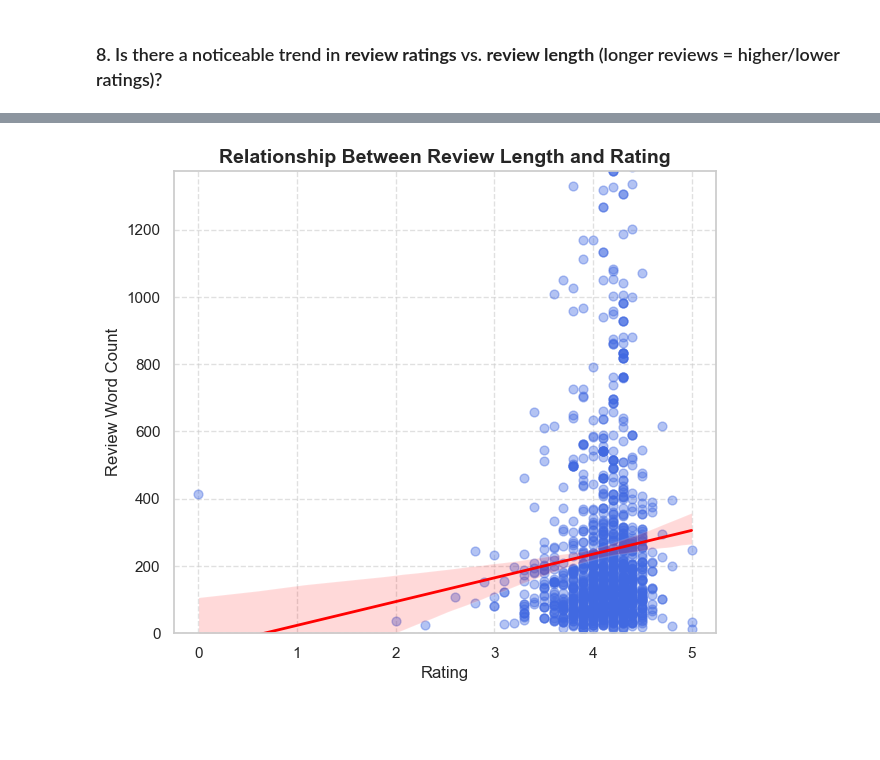
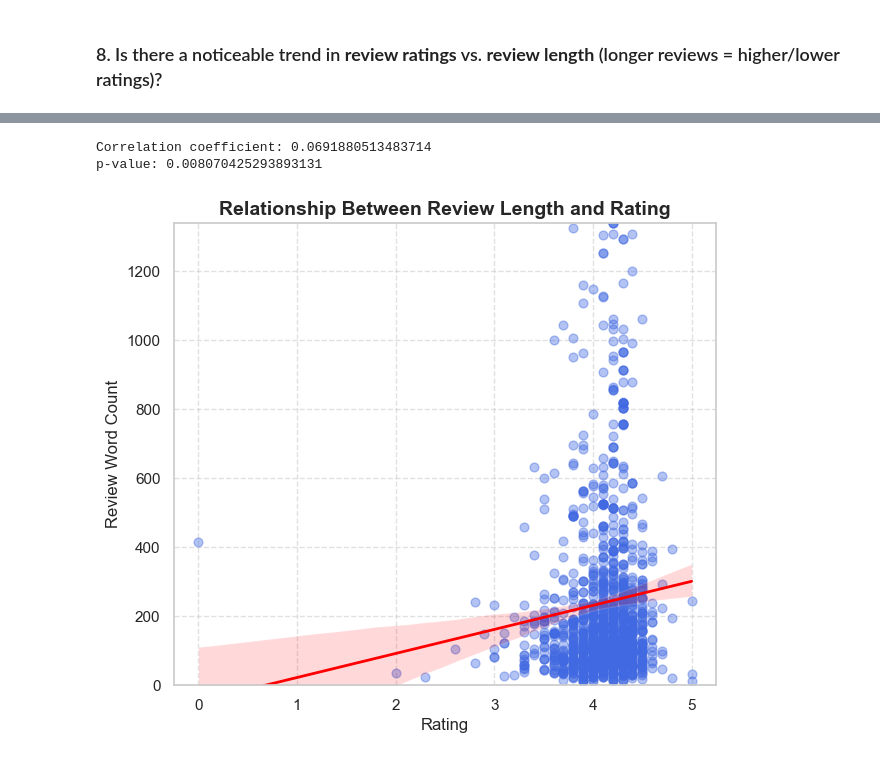
Before and after one commit to Mina-Makram-001/3_Amazon_Sales_Analysis_Project, a Jupyter notebook: 1_Product_&_Price_Insights/3_Customer_Review_Analysis.ipynb, the cells around one changed output, grey strips where cells are left out. Cells and saved outputs as stored; diff of their text form; code cells hidden in the pictures; blank space fills up the shorter version.

```diff
--- a/1_Product_&_Price_Insights/3_Customer_Review_Analysis.ipynb
+++ b/1_Product_&_Price_Insights/3_Customer_Review_Analysis.ipynb
@@ -387,15 +375,12 @@ plt.show()
 [figure]
 # %% [markdown]
 ### 8. Is there a noticeable trend in **review ratings** vs. **review length** (longer reviews = higher/lower ratings)?
-# %%
-lists= df['review_content'].apply(lambda x: x.split(' ')[0:])
-
-values= []
-
-for list in lists:
-    values.append(len(list))
-
-df_v = pd.DataFrame(values, columns=['values'])
-df['review_words_count']= df_v
-
-df_plot= df[['review_words_count', 'rating']]
+# %%
+import re
+
+df['review_words_count'] = df['review_content'].apply(
+    lambda x: len(re.findall(r'\b\w+\b', str(x)))
+)
+
+df_plot = df[['review_words_count', 'rating']].sort_values(by='review_words_count')
+df_plot
@@ -402,19 +401,29 @@ df_plot= df[['review_words_count', 'rating']]
 # %%
+from scipy.stats import pearsonr
+
+r, p = pearsonr(df_plot['review_words_count'], df_plot['rating'])
+print("Correlation coefficient:", r)
+print("p-value:", p)
+
+#----------------------------------------------------------------#
+
 plt.figure(figsize=(7, 6))
 
 sns.regplot(
     x='rating',
     y='review_words_count',
     data=df,
     scatter_kws={'alpha': 0.4, 's': 40, 'color': 'royalblue'},  # smaller, more transparent points
     line_kws={'color': 'red', 'linewidth': 2},  # highlight trend line
 )
 
 plt.title('Relationship Between Review Length and Rating', fontsize=14, weight='bold')
 plt.xlabel('Rating', fontsize=12)
 plt.ylabel('Review Word Count', fontsize=12)
 plt.ylim(0, df['review_words_count'].quantile(0.98))  # cut extreme outliers for clarity
 plt.grid(True, linestyle='--', alpha=0.6)
 plt.show()
 # %% [output]
+Correlation coefficient: 0.0691880513483714
+p-value: 0.008070425293893131
-[figure, old version]
+[figure, new version]
```
Also changed, not shown: parts of 3 cells of this notebook, 16 other files.
